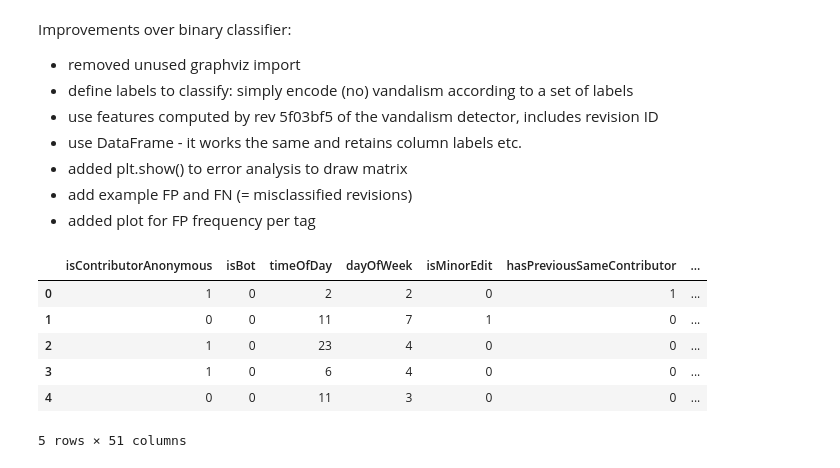
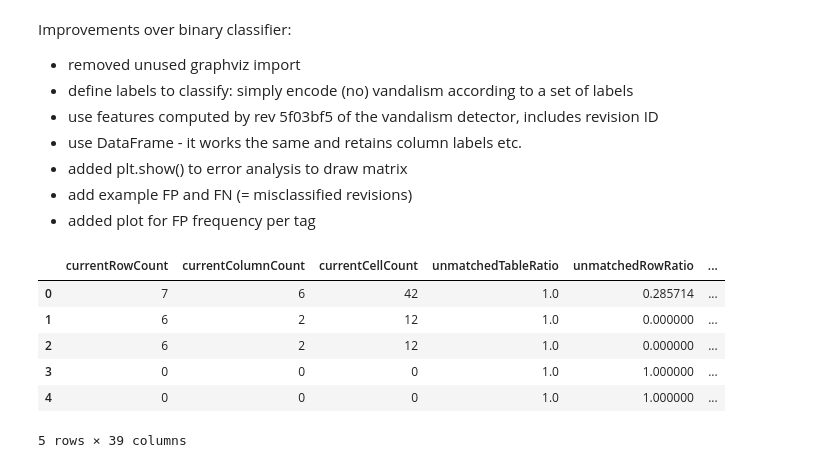
Before and after one commit to HPI-Information-Systems/wikipediatablevandalism, a Jupyter notebook: classifier/single_label_vandalism_detector.ipynb, the cells around one changed output. Cells and saved outputs as stored; diff of their text form; code cells hidden in the pictures.

```diff
--- a/classifier/single_label_vandalism_detector.ipynb
+++ b/classifier/single_label_vandalism_detector.ipynb
@@ -20,16 +24,16 @@ from sklearn.pipeline import Pipeline
 # %%
 # Import dataset
-df = pd.read_csv('./data/features_modified_total6100.csv')
+df = pd.read_csv('./data/features-modified-total-5f03bf5.csv')
 tag_df = pd.read_csv('./data/tag.csv')
 labels = df.columns
 df.head()
 # %% [output]
-|  | isContributorAnonymous | isBot | timeOfDay | dayOfWeek | isMinorEdit | hasPreviousSameContributor | ... |
-| 0 | 1 | 0 | 2 | 2 | 0 | 1 | ... |
-| 1 | 0 | 0 | 11 | 7 | 1 | 0 | ... |
-| 2 | 1 | 0 | 23 | 4 | 0 | 0 | ... |
-| 3 | 1 | 0 | 6 | 4 | 0 | 0 | ... |
-| 4 | 0 | 0 | 11 | 3 | 0 | 0 | ... |
+|  | currentRowCount | currentColumnCount | currentCellCount | unmatchedTableRatio | unmatchedRowRatio | ... |
+| 0 | 7 | 6 | 42 | 1.0 | 0.285714 | ... |
+| 1 | 6 | 2 | 12 | 1.0 | 0.000000 | ... |
+| 2 | 6 | 2 | 12 | 1.0 | 0.000000 | ... |
+| 3 | 0 | 0 | 0 | 1.0 | 1.000000 | ... |
+| 4 | 0 | 0 | 0 | 1.0 | 1.000000 | ... |
-5 rows × 51 columns
+5 rows × 39 columns
 # %%
 # Encode vandalism or no vandalism according to tags-of-interest
```
Also changed, not shown: parts of 18 cells of this notebook, 3 other files.
